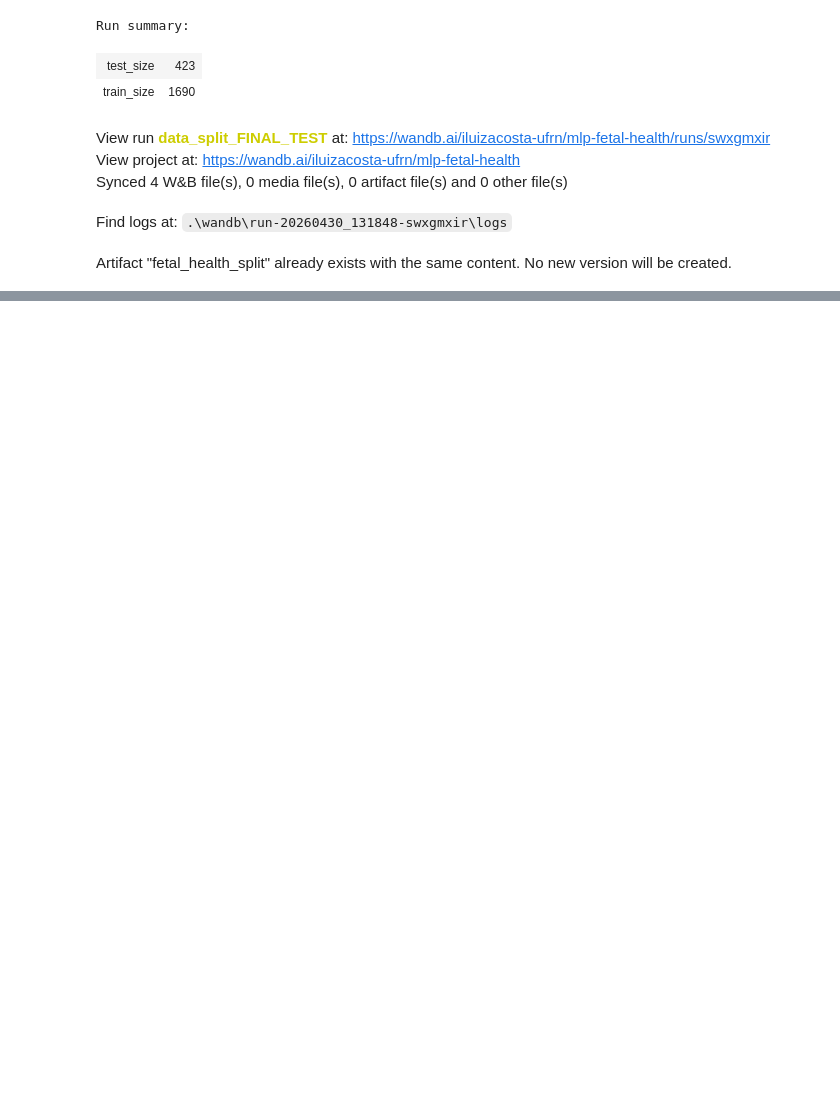
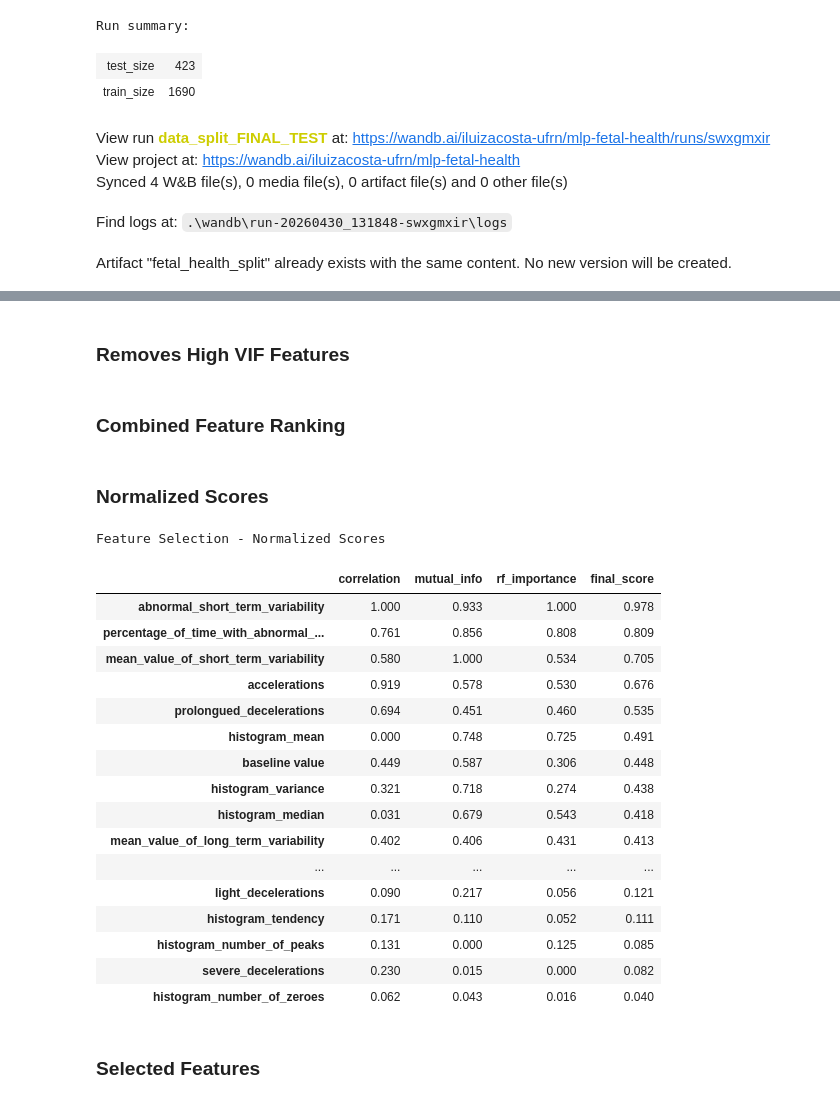
Before and after one commit to iluizacosta/mlp-advanced-ai-topics, a Jupyter notebook: fetal_health_notebook.ipynb, the cells around one changed output, grey strips where cells are left out. Drawn from its saved outputs; the diff is of its cells as text; code cells hidden in the pictures; blank space fills up the shorter version.

```diff
--- a/fetal_health_notebook.ipynb
+++ b/fetal_health_notebook.ipynb
@@ -853,0 +921,26 @@ Artifact "fetal_health_split" already exists with the same content. No new versi
+# %% [markdown]
+### Removes High VIF Features
+# %%
+def remove_high_vif_features(df, threshold=10.0):
+    """
+    Iteratively removes features with VIF above the threshold.
+    """
+    X = df.copy()
+    removed_features = []
+
+    while True:
+        vif_df = calculate_vif(X)
+        max_vif = vif_df["VIF"].max()
+
+        if max_vif > threshold:
+            feature_to_drop = vif_df.iloc[0]["feature"]
+            removed_features.append(feature_to_drop)
+            X = X.drop(columns=[feature_to_drop])
+        else:
+            break
+
+    final_vif = calculate_vif(X)
+
+    return X.columns.tolist(), removed_features, final_vif
+# %% [markdown]
+### Combined Feature Ranking
@@ -853,0 +995,30 @@ Artifact "fetal_health_split" already exists with the same content. No new versi
+# %% [markdown]
+### Normalized Scores
+# %%
+pd.set_option("display.max_rows", None)
+
+ranking_table = ranking_norm.round(3)
+
+print("Feature Selection - Normalized Scores")
+display(ranking_table)
+# %% [output]
+Feature Selection - Normalized Scores
+|  | correlation | mutual_info | rf_importance | final_score |
+| abnormal_short_term_variability | 1.000 | 0.933 | 1.000 | 0.978 |
+| percentage_of_time_with_abnormal_... | 0.761 | 0.856 | 0.808 | 0.809 |
+| mean_value_of_short_term_variability | 0.580 | 1.000 | 0.534 | 0.705 |
+| accelerations | 0.919 | 0.578 | 0.530 | 0.676 |
+| prolongued_decelerations | 0.694 | 0.451 | 0.460 | 0.535 |
+| histogram_mean | 0.000 | 0.748 | 0.725 | 0.491 |
+| baseline value | 0.449 | 0.587 | 0.306 | 0.448 |
+| histogram_variance | 0.321 | 0.718 | 0.274 | 0.438 |
+| histogram_median | 0.031 | 0.679 | 0.543 | 0.418 |
+| mean_value_of_long_term_variability | 0.402 | 0.406 | 0.431 | 0.413 |
+| ... | ... | ... | ... | ... |
+| light_decelerations | 0.090 | 0.217 | 0.056 | 0.121 |
+| histogram_tendency | 0.171 | 0.110 | 0.052 | 0.111 |
+| histogram_number_of_peaks | 0.131 | 0.000 | 0.125 | 0.085 |
+| severe_decelerations | 0.230 | 0.015 | 0.000 | 0.082 |
+| histogram_number_of_zeroes | 0.062 | 0.043 | 0.016 | 0.040 |
+# %% [markdown]
+### Selected Features
```
Also changed, not shown: parts of 21 cells of this notebook.
